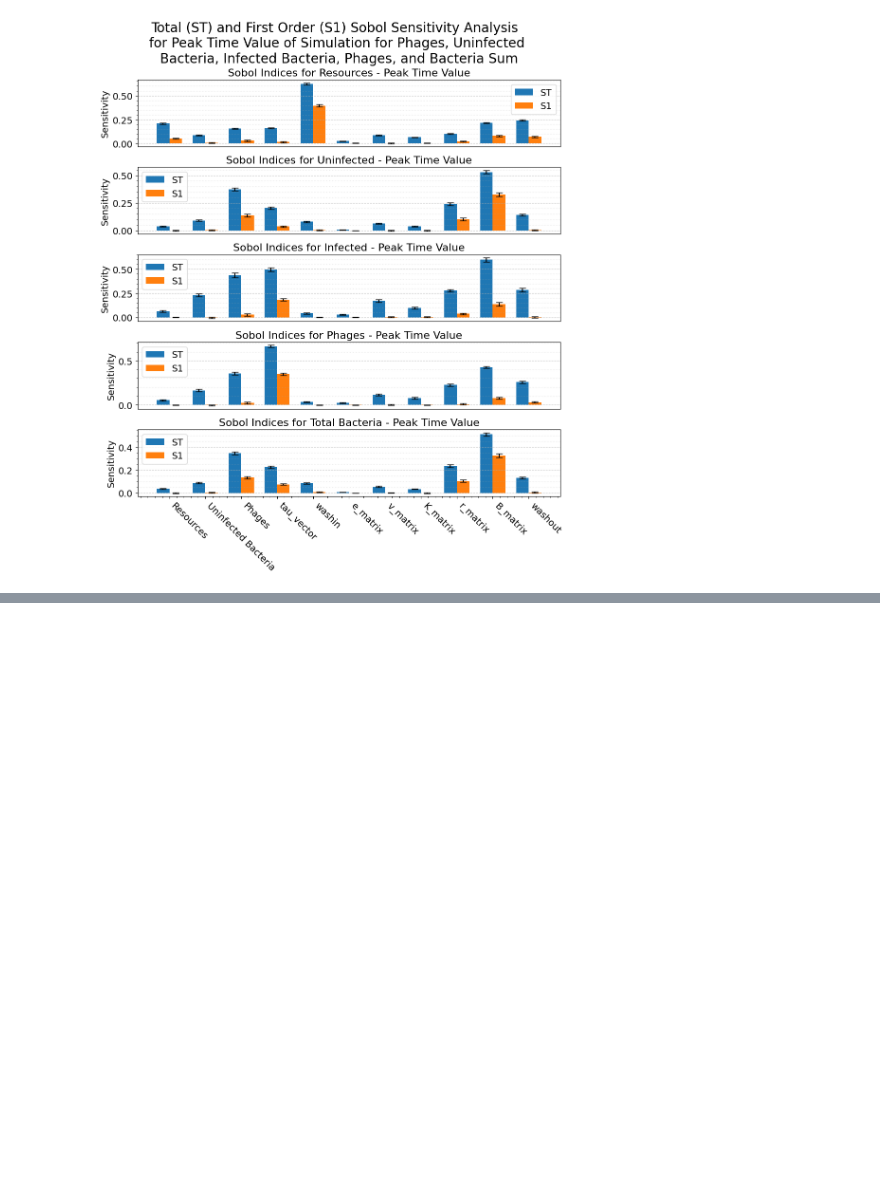
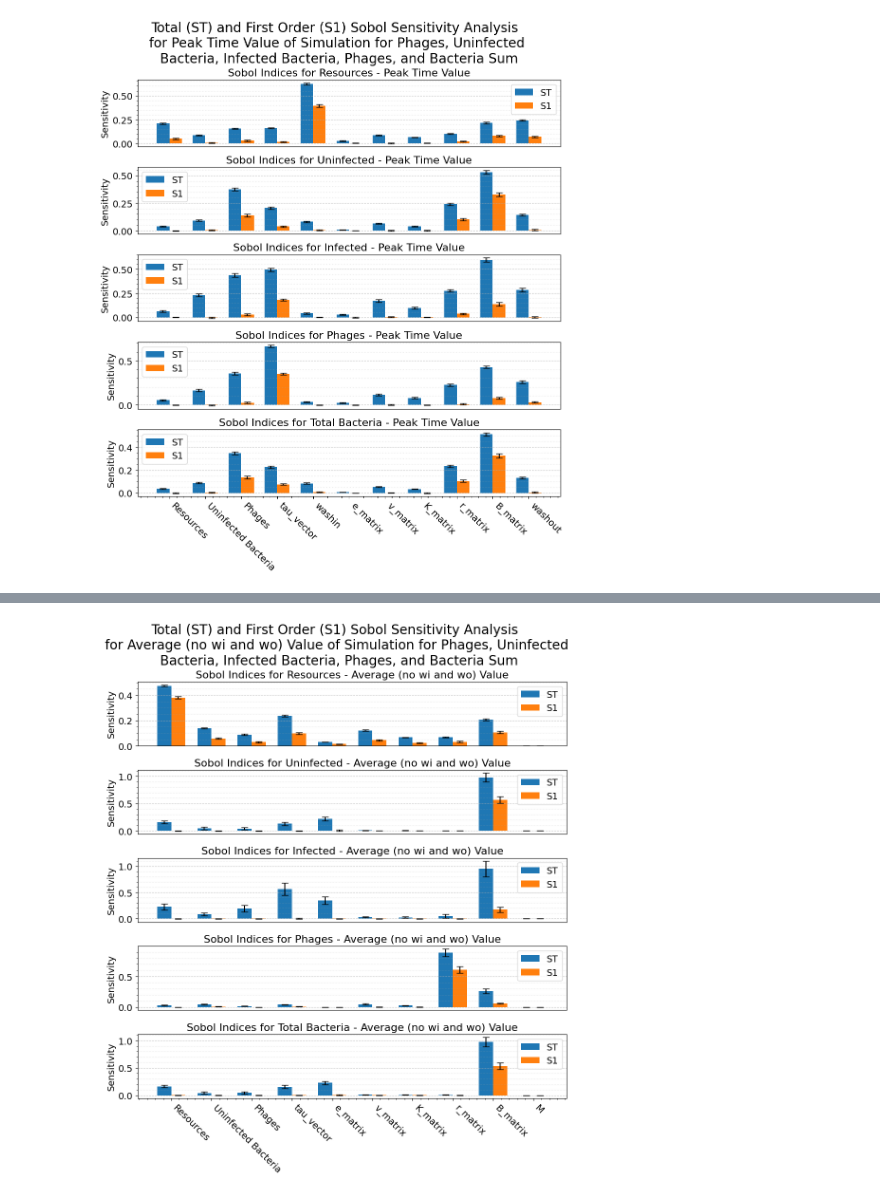
Before and after one commit to BiggusVickus/Master-Thesis, a Jupyter notebook: SOBOL_analysis.ipynb, the cells around one changed output, grey strips where cells are left out. Cells and saved outputs as stored; diff of their text form; code cells hidden in the pictures; blank space fills up the shorter version.

```diff
--- a/SOBOL_analysis.ipynb
+++ b/SOBOL_analysis.ipynb
@@ -320,0 +416,5 @@ create_sobol_plot(Y_peak_time_analyzed, parameter_names, "Peak Time")
+# %%
+average_analyzed_new = sensitivity_data_new['avg_analyzed']
+create_sobol_plot(average_analyzed_new, parameter_names_new, timestamp, "Average (no wi and wo)")
+# %% [output]
+[figure, added]
```
Also changed, not shown: parts of 17 cells of this notebook, 21 other files.
